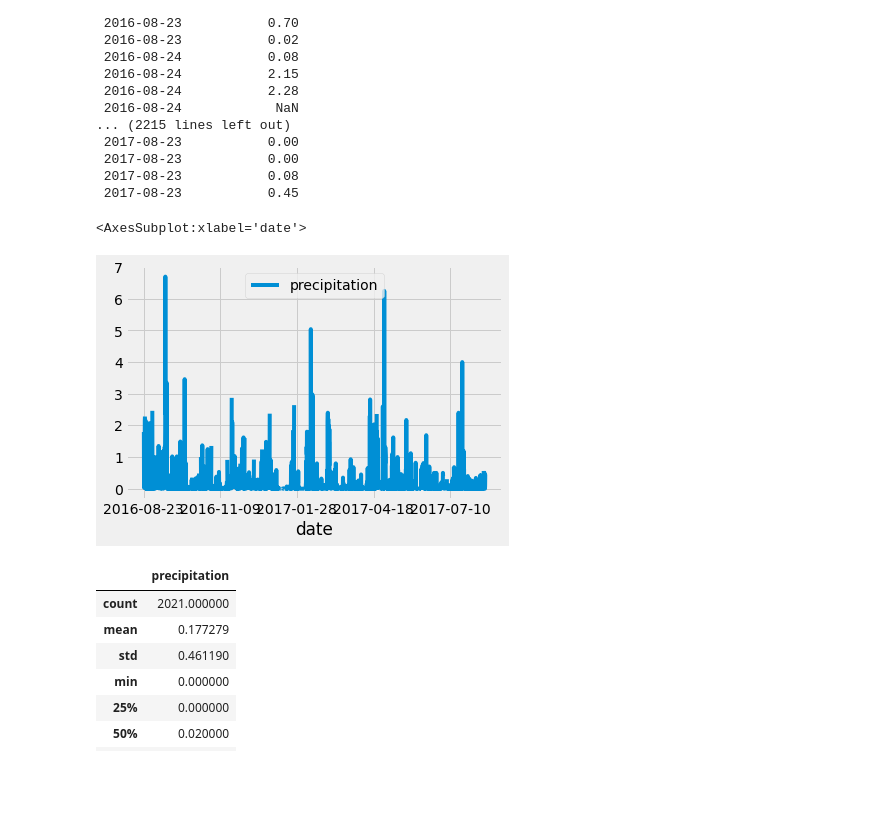
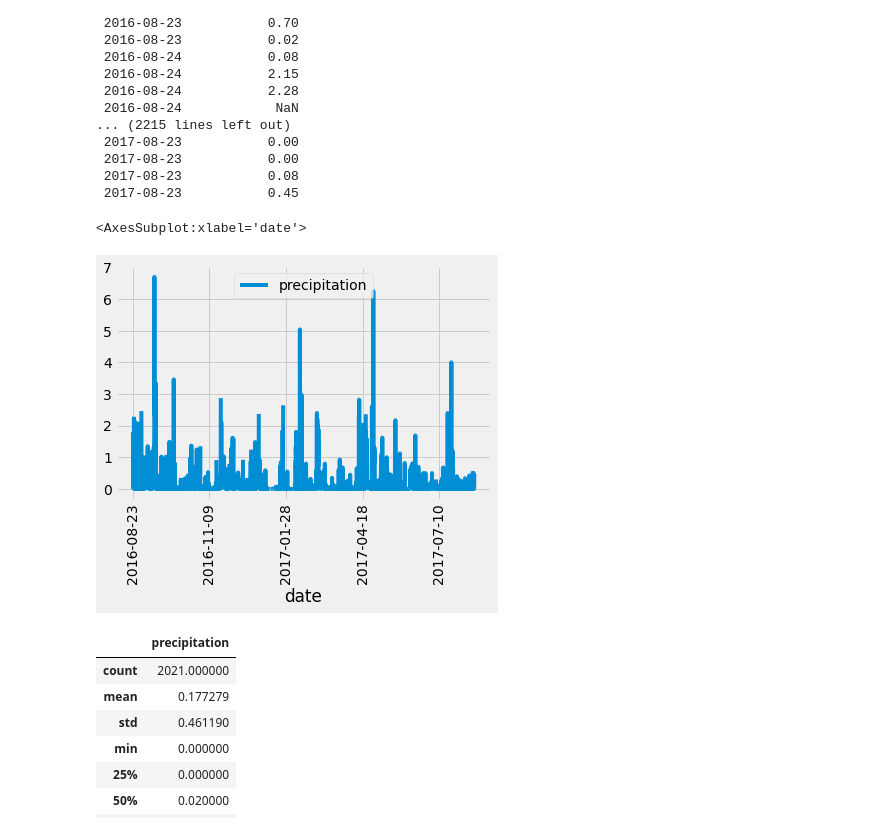
Before and after one commit to jayjohnson526/surfs_up, a Jupyter notebook: climate_analysis.ipynb, the cells around one changed output. Cells and saved outputs as stored; diff of their text form; code cells hidden in the pictures; blank space fills up the shorter version.

```diff
--- a/climate_analysis.ipynb
+++ b/climate_analysis.ipynb
@@ -94,10 +94,10 @@ print(df.to_string(index=False))
  2017-08-23           0.45
 # %%
 # Use Pandas Plotting with Matplotlib to plot the data
-df.plot()
+df.plot(rot=90)
 # %% [output]
 <AxesSubplot:xlabel='date'>
-[figure, old version]
+[figure, new version]
 # %%
 # Use Pandas to calcualte the summary statistics for the precipitation data
 df.describe()
```
Also changed, not shown: parts of 6 cells of this notebook.
